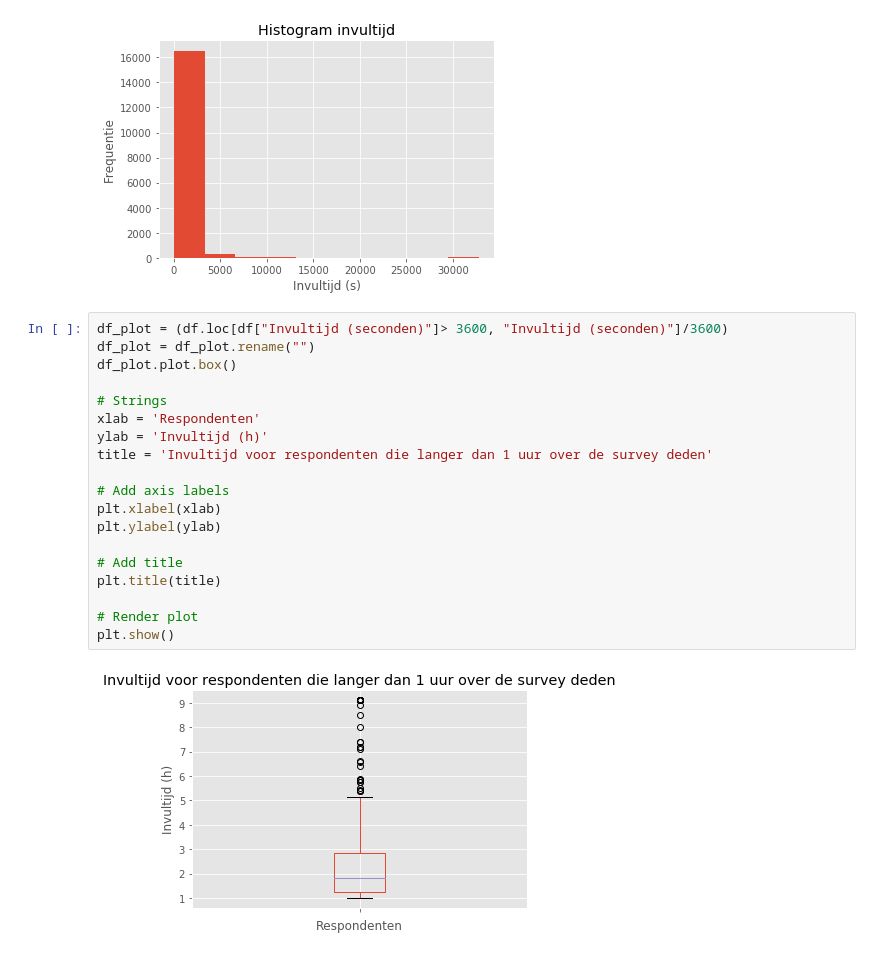
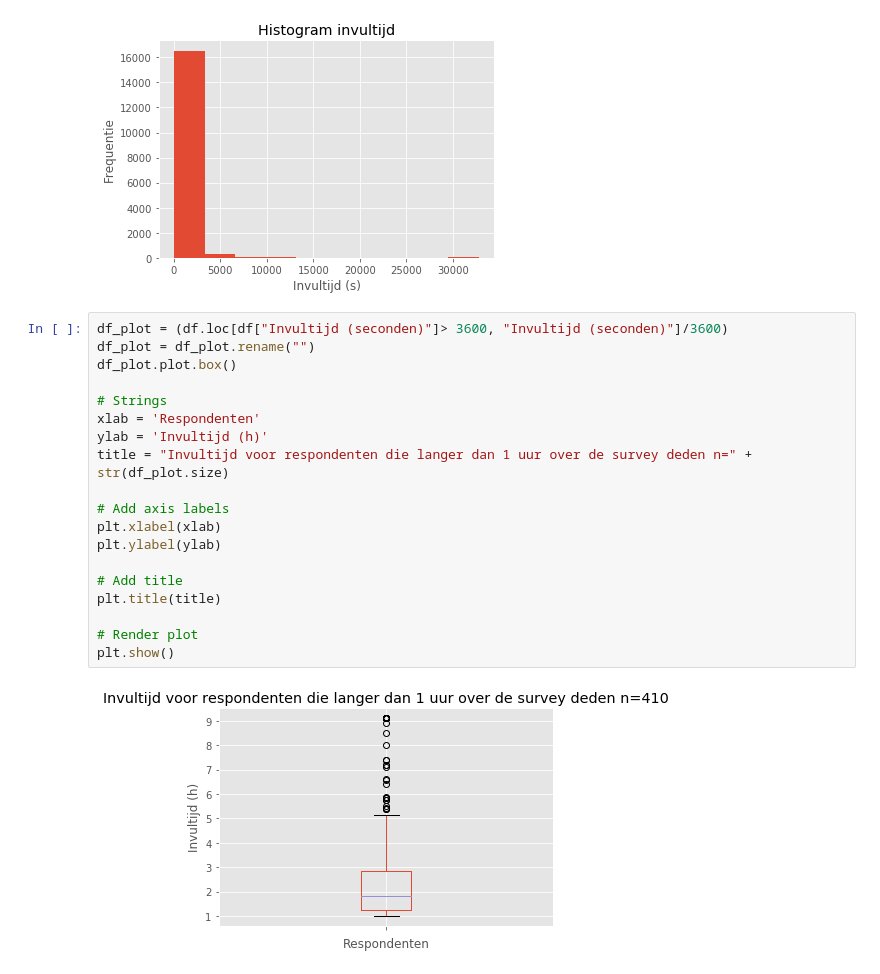
Before and after one commit to tomhostyn/VlMe2017, a Jupyter notebook: Wrangling.ipynb, the cells around one changed output. Saved outputs shown, nothing was run; the diff lists cells and outputs as text.

Commit message:
taal/invultijd

```diff
--- a/Wrangling.ipynb
+++ b/Wrangling.ipynb
@@ -122,21 +122,21 @@ plt.show()
 # %%
 df_plot = (df.loc[df["Invultijd (seconden)"]> 3600, "Invultijd (seconden)"]/3600)
 df_plot = df_plot.rename("")
 df_plot.plot.box()
 
 # Strings
 xlab = 'Respondenten'
 ylab = 'Invultijd (h)'
-title = 'Invultijd voor respondenten die langer dan 1 uur over de survey deden'
+title = "Invultijd voor respondenten die langer dan 1 uur over de survey deden n=" + str(df_plot.size)
 
 # Add axis labels
 plt.xlabel(xlab)
 plt.ylabel(ylab)
 
 # Add title
 plt.title(title)
 
 # Render plot
 plt.show()
 # %% [output]
-[figure, old version]
+[figure, new version]
```
Also changed, not shown: parts of 3 cells of this notebook.
